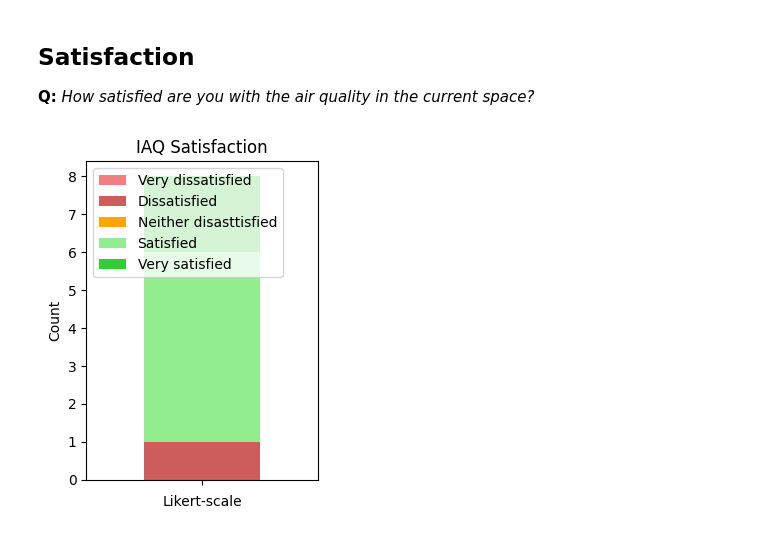
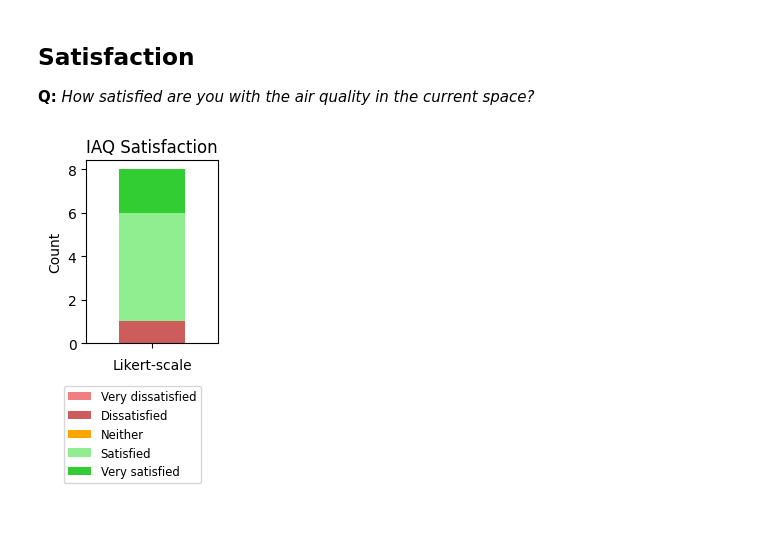
Before and after one commit to viszlab/datasets, a Jupyter notebook: survey-likert-scales.ipynb, the cells around one changed output. Cells and saved outputs as stored; diff of their text form; code cells hidden in the pictures.

```diff
--- a/survey-likert-scales.ipynb
+++ b/survey-likert-scales.ipynb
@@ -231,50 +237,53 @@ plt.show()
 # %%
 data = pd.read_csv(file)
 
-def extract_Satisfaction_answers(df):
-    Satisfaction_column = df['Satisfaction_1']
-    Satisfaction_df = pd.DataFrame(Satisfaction_column)
-    return Satisfaction_df
+# Function to extract answers from dataframes
+def extract_answers(df, column_name, order):
+    answers_column = df[column_name]
+    answers_df = pd.DataFrame(answers_column)
+    likert_counts = answers_df[column_name].value_counts().reindex(order, fill_value=0)
+    return likert_counts
 
-Satisfaction_df = extract_Satisfaction_answers(data)
+# Define Likert categories and order
+satisfaction_order = ['Very dissatisfied', 'Dissatisfied', 'Neither', 'Satisfied', 'Very satisfied']
+
+# Extract satisfaction answers
+Satisfaction_df = data['Satisfaction_1']
 
 # Count the occurrences of each category
-likert_counts = Satisfaction_df['Satisfaction_1'].value_counts()
+likert_counts = Satisfaction_df.value_counts()
 
 # Define the order of Likert categories
-likert_order = ['Very dissatisfied', 'Dissatisfied', 'Neither disasttisfied', 'Satisfied', 'Very satisfied']
-
-# Sort the categories based on the defined order
-likert_counts = likert_counts.reindex(likert_order)
+likert_counts = likert_counts.reindex(satisfaction_order)
 
 # Create a DataFrame with zeros
 likert_data = pd.DataFrame(0, index=[0], columns=likert_counts.index)
 
 # Fill the DataFrame with counts
 for category, count in likert_counts.items():
     likert_data[category] = count
 
 # Plot a stacked bar chart with custom colors and adjusted width
-fig, ax = plt.subplots(figsize=(3, 4))  # Adjust the width and height of the plot
+fig, ax = plt.subplots(figsize=(2, 4))  # Adjust the width and height of the plot
 likert_data.plot(kind='bar', stacked=True,
                  color=['lightcoral', 'indianred', 'orange', 'lightgreen', 'limegreen'], width=0.5, ax=ax)
 
 # Add labels and title
 ax.set_xlabel('Likert-scale')  # Empty string to remove x-axis label
 ax.set_ylabel('Count')
 ax.set_title('IAQ Satisfaction')
 
 # Remove the 0 label from the x-axis
 ax.set_xticklabels([])
 
-# Add a legend
-ax.legend(loc='upper left')
+# Add a legend with specific position and font size
+ax.legend(loc='upper center', bbox_to_anchor=(0.35, -0.2), fontsize='small')
 
 # Adjust spacing around the plot
 plt.margins(x=0.01)
 
 # Show the plot
 plt.tight_layout()  # Adjust layout to make it less wide
 plt.show()
 # %% [output]
-[figure, old version]
+[figure, new version]
```
Also changed, not shown: parts of 3 cells of this notebook.
